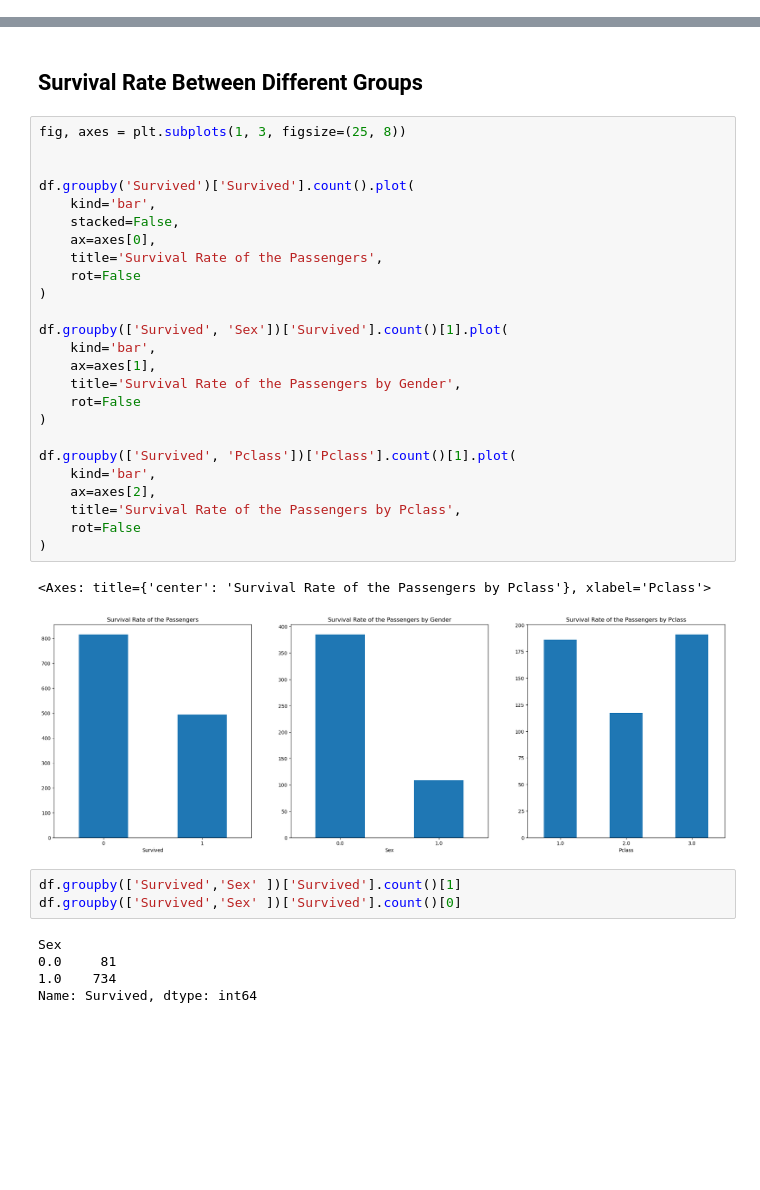
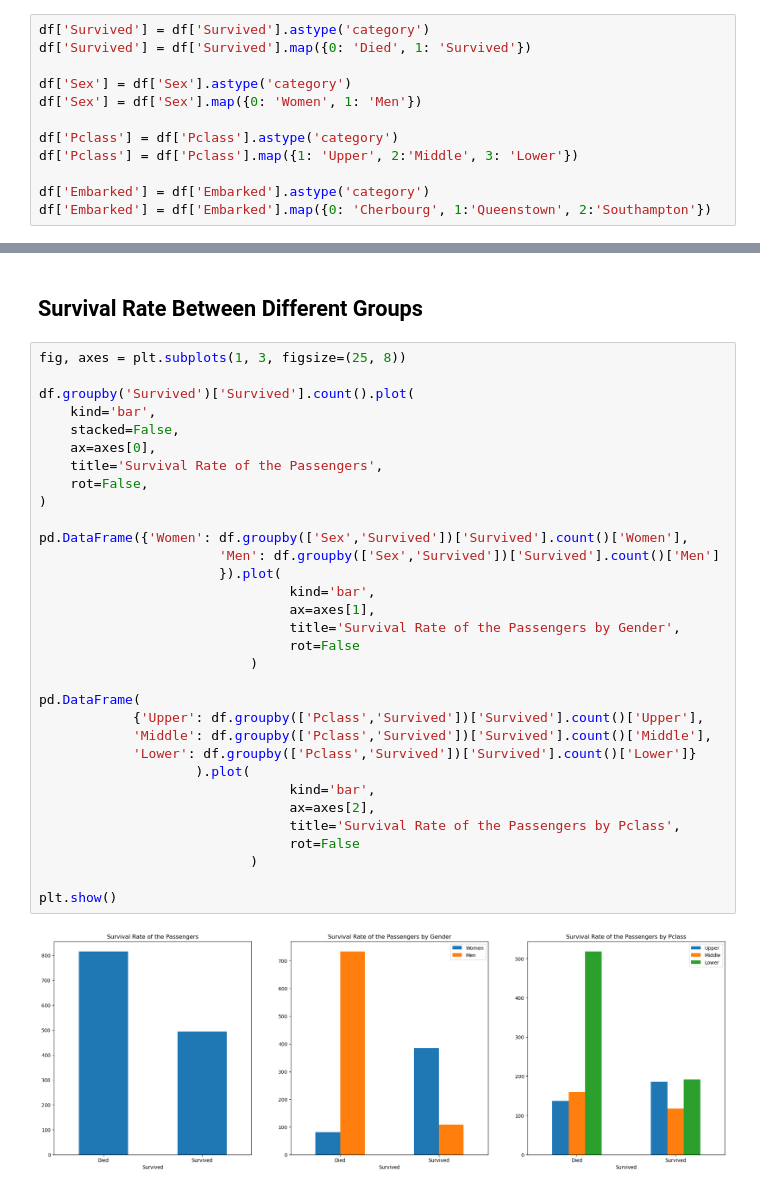
Before and after one commit to AmirAAZ818/ML-Assignments-2024, a Jupyter notebook: Analyzing Titanic Survival Rates/Analyzing Titanic Survival Rates.ipynb, the cells around one changed output, grey strips where cells are left out. Saved outputs shown, nothing was run; the diff lists cells and outputs as text; blank space fills up the shorter version.

```diff
--- a/Analyzing Titanic Survival Rates/Analyzing Titanic Survival Rates.ipynb
+++ b/Analyzing Titanic Survival Rates/Analyzing Titanic Survival Rates.ipynb
@@ -214,0 +213,12 @@ Index([], dtype='object')
+# %%
+df['Survived'] = df['Survived'].astype('category')
+df['Survived'] = df['Survived'].map({0: 'Died', 1: 'Survived'})
+
+df['Sex'] = df['Sex'].astype('category')
+df['Sex'] = df['Sex'].map({0: 'Women', 1: 'Men'})
+
+df['Pclass'] = df['Pclass'].astype('category')
+df['Pclass'] = df['Pclass'].map({1: 'Upper', 2:'Middle', 3: 'Lower'})
+
+df['Embarked'] = df['Embarked'].astype('category')
+df['Embarked'] = df['Embarked'].map({0: 'Cherbourg', 1:'Queenstown', 2:'Southampton'})
@@ -263,37 +267,35 @@ plt.show()
 ## Survival Rate Between Different Groups
 # %%
 fig, axes = plt.subplots(1, 3, figsize=(25, 8))
-
 
 df.groupby('Survived')['Survived'].count().plot(
     kind='bar',
     stacked=False,
     ax=axes[0],
     title='Survival Rate of the Passengers',
-    rot=False
+    rot=False,
 )
 
-df.groupby(['Survived', 'Sex'])['Survived'].count()[1].plot(
-    kind='bar',
-    ax=axes[1],
-    title='Survival Rate of the Passengers by Gender',
-    rot=False
-)
+pd.DataFrame({'Women': df.groupby(['Sex','Survived'])['Survived'].count()['Women'],
+                       'Men': df.groupby(['Sex','Survived'])['Survived'].count()['Men']
+                       }).plot(
+                                kind='bar',
+                                ax=axes[1],
+                                title='Survival Rate of the Passengers by Gender',
+                                rot=False
+                           )
 
-df.groupby(['Survived', 'Pclass'])['Pclass'].count()[1].plot(
-    kind='bar',
-    ax=axes[2],
-    title='Survival Rate of the Passengers by Pclass',
-    rot=False
-)
+pd.DataFrame(
+            {'Upper': df.groupby(['Pclass','Survived'])['Survived'].count()['Upper'],
+            'Middle': df.groupby(['Pclass','Survived'])['Survived'].count()['Middle'],
+            'Lower': df.groupby(['Pclass','Survived'])['Survived'].count()['Lower']}
+                    ).plot(
+                                kind='bar',
+                                ax=axes[2],
+                                title='Survival Rate of the Passengers by Pclass',
+                                rot=False
+                           )
+
+plt.show()
 # %% [output]
-<Axes: title={'center': 'Survival Rate of the Passengers by Pclass'}, xlabel='Pclass'>
-[figure, old version]
+[figure, new version]
-# %%
-df.groupby(['Survived','Sex' ])['Survived'].count()[1]
-df.groupby(['Survived','Sex' ])['Survived'].count()[0]
-# %% [output]
-Sex
-0.0     81
-1.0    734
-Name: Survived, dtype: int64
```
Also changed, not shown: parts of 24 cells of this notebook.
